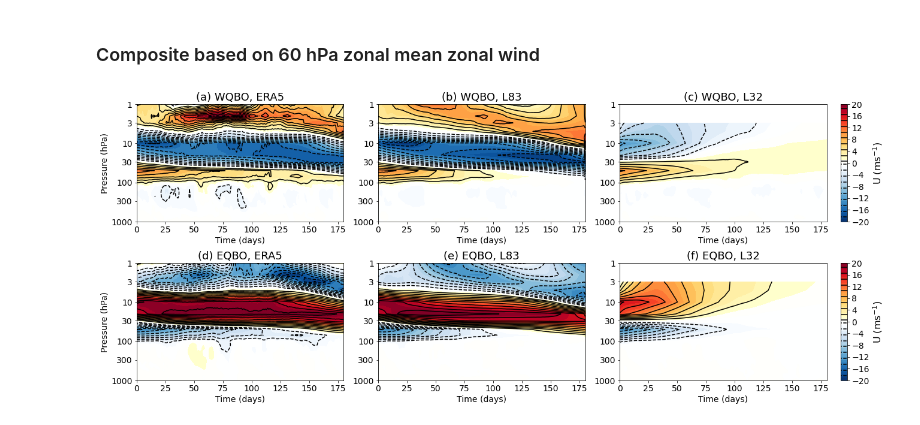
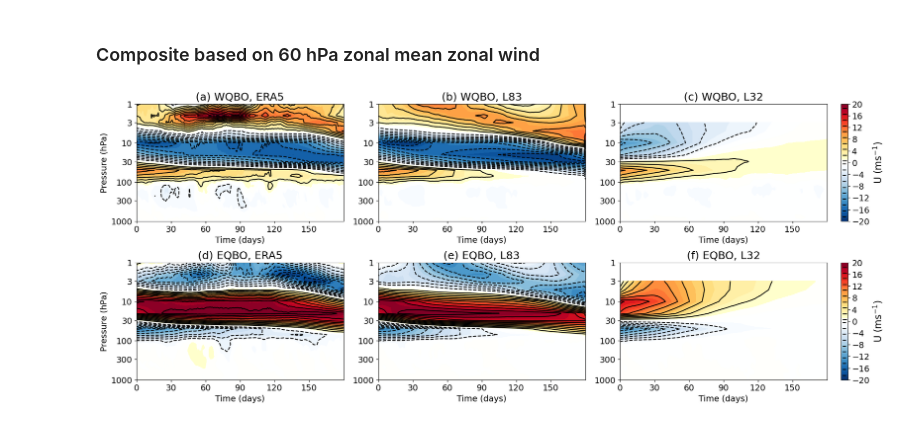
Before and after one commit to islasimpson/NCAR_CW3E_SMYLE, a Jupyter notebook: FIGURES/fig3.ipynb, the cells around one changed output. Saved outputs shown, nothing was run; the diff lists cells and outputs as text; code cells hidden in the pictures.

```diff
--- a/FIGURES/fig3.ipynb
+++ b/FIGURES/fig3.ipynb
@@ -7,11 +7,11 @@ from smyleutils import averaging_utils as avg
 from smyleutils import qboplot_utils as qbo
 from smyleutils import colorbar_utils as cbars
 # %%
-plotpath="/project/cas/islas//python_plots/NCAR_CW3E_SMYLE/FIGURES/"
+plotpath="/glade/campaign/cgd/cas/islas/python_plots/NCAR_CW3E_SMYLE/FIGURES/"
 # %% [markdown]
 ### Read in the data
 # %%
-basepath="/project/cas/islas/python_savs/NCAR_CW3E_SMYLE/DATA_SORT/Uzm/"
+basepath="/glade/campaign/cgd/cas/islas/python_savs/NCAR_CW3E_SMYLE/DATA_SORT/Uzm/"
 high_nov=xr.open_dataset(basepath+'Uzm_BSMYLE-CW3E-L83_day_init11.nc')
 low_nov=xr.open_dataset(basepath+'Uzm_BSMYLE-CW3E_day_init11.nc')
 era5_nov=xr.open_dataset(basepath+'Uzm_ERA5_day_init11.nc')
@@ -80,31 +80,45 @@ eastlowm = eastlow.mean('init_year')
 fig = plt.figure(figsize=(16,16))
 
 ax = qbo.plot_lev_time(fig, westera5m, np.arange(0,westera5m.time.size,1), westera5m.level,1,-20,20,'(a) WQBO, ERA5',0.02,0.32,0.8,0.97,plevvar='level',
                          contourlines=True, contourlinescale=2)
+ax.set_xticks([0,30,60,90,120,150])
+ax.set_xticklabels(['0','30','60','90','120','150'], fontsize=14)
 
 ax = qbo.plot_lev_time(fig, westhighm.mean('M'), np.arange(0,westhighm.time.size,1), westhighm.level,1,-20,20,'(b) WQBO, L83',0.37,0.67,0.8,0.97,plevvar='level',
                        contourlines=True, contourlinescale=2, ylabel=False)
+ax.set_xticks([0,30,60,90,120,150])
+ax.set_xticklabels(['0','30','60','90','120','150'], fontsize=14)
+
 
 ax = qbo.plot_lev_time(fig, westlowm.mean('M'), np.arange(0,westlowm.time.size,1), westlowm.level,1,-20,20,'(c) WQBO, L32',0.72,1.02,0.8,0.97,plevvar='level',
                        contourlines=True, contourlinescale=2, ylabel=False)
+ax.set_xticks([0,30,60,90,120,150])
+ax.set_xticklabels(['0','30','60','90','120','150'], fontsize=14)
+
 
 ax = cbars.plotcolorbar(fig, 1,-20,20,'U (ms$^{-1}$)',1.04,1.05,0.8,0.97,orient='vertical',
                         ticks=[-20,-16,-12,-8,-4,0,4,8,12,16,20], contourlines=True, contourlinescale=2)
 
 
 ax = qbo.plot_lev_time(fig, eastera5m, np.arange(0,eastera5m.time.size,1), eastera5m.level,1,-20,20,'(d) EQBO, ERA5',0.02,0.32,0.57,0.74,plevvar='level',
                          contourlines=True, contourlinescale=2)
+ax.set_xticks([0,30,60,90,120,150])
+ax.set_xticklabels(['0','30','60','90','120','150'], fontsize=14)
 
 ax = qbo.plot_lev_time(fig, easthighm.mean('M'), np.arange(0,easthighm.time.size,1), easthighm.level,1,-20,20,'(e) EQBO, L83',0.37,0.67,0.57,0.74,plevvar='level',
                        contourlines=True, contourlinescale=2, ylabel=False)
+ax.set_xticks([0,30,60,90,120,150])
+ax.set_xticklabels(['0','30','60','90','120','150'], fontsize=14)
 
 ax = qbo.plot_lev_time(fig, eastlowm.mean('M'), np.arange(0,eastlowm.time.size,1), eastlowm.level,1,-20,20,'(f) EQBO, L32',0.72,1.02,0.57,0.74,plevvar='level',
                        contourlines=True, contourlinescale=2, ylabel=False)
+ax.set_xticks([0,30,60,90,120,150])
+ax.set_xticklabels(['0','30','60','90','120','150'], fontsize=14)
 
 ax = cbars.plotcolorbar(fig, 1,-20,20,'U (ms$^{-1}$)',1.04,1.05,0.57,0.74,orient='vertical',
                         ticks=[-20,-16,-12,-8,-4,0,4,8,12,16,20], contourlines=True, contourlinescale=2)
 
 
 fig.savefig(plotpath+'fig3.png', bbox_inches='tight', facecolor='white')
 # %% [output]
-[figure, old version]
+[figure, new version]
```
